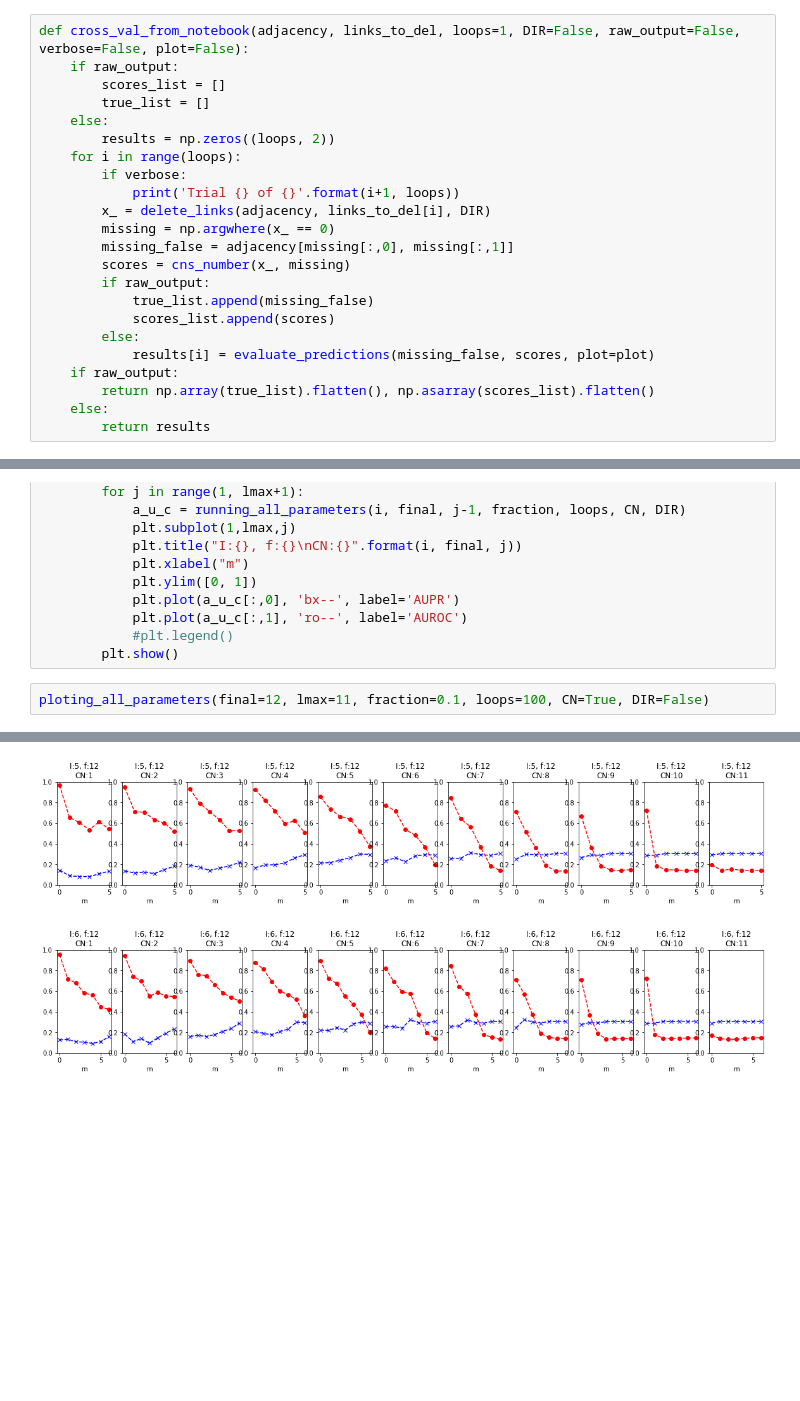
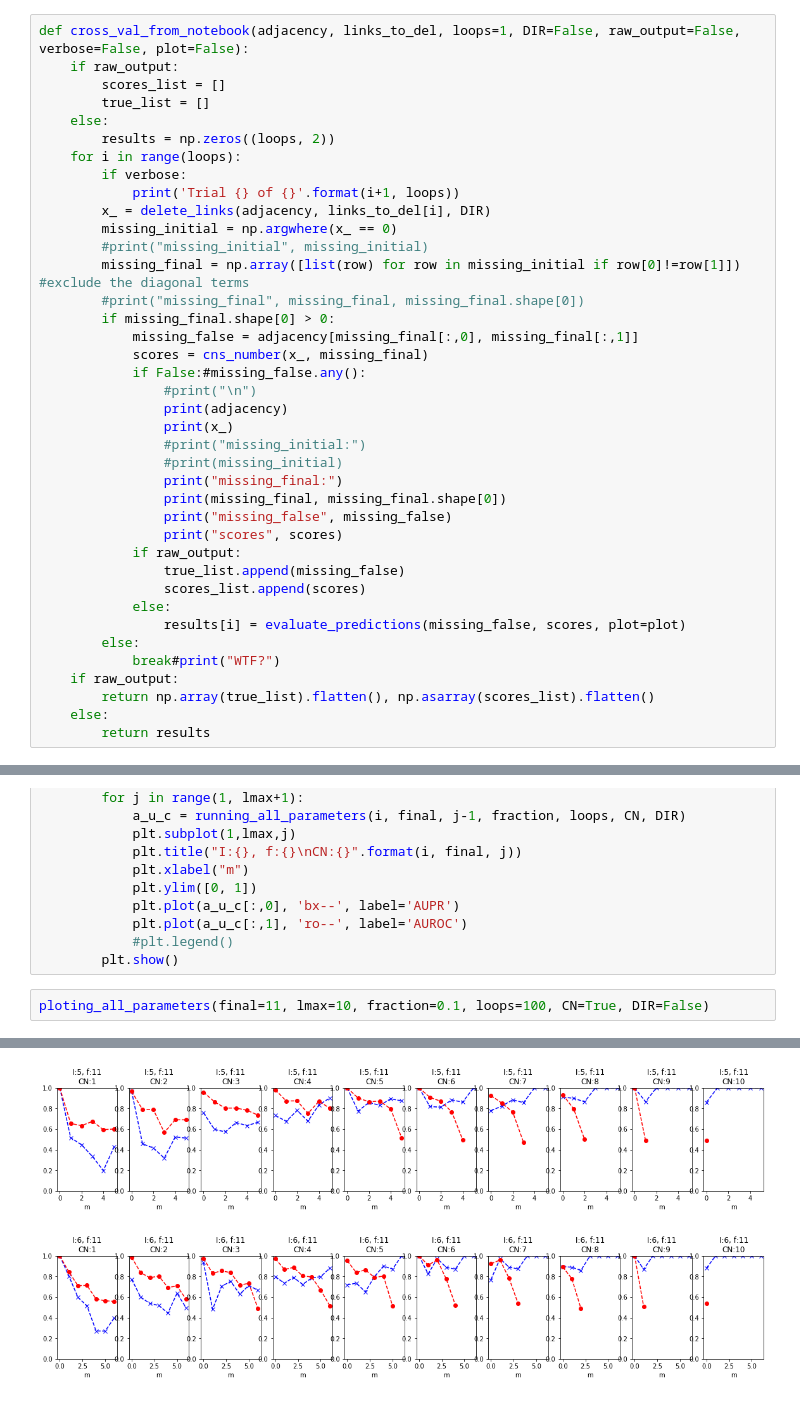
Before and after one commit to JorgeRuizBerlin/BACN, a Jupyter notebook: B-A+CN Model.ipynb, the cells around one changed output, grey strips where cells are left out. Drawn from its saved outputs; the diff is of its cells as text; blank space fills up the shorter version.

Commit message:
Without the diagonal!

```diff
--- a/B-A+CN Model.ipynb
+++ b/B-A+CN Model.ipynb
@@ -112,14 +112,30 @@ def cross_val_from_notebook(adjacency, links_to_del, loops=1, DIR=False, raw_out
         if verbose:
             print('Trial {} of {}'.format(i+1, loops))
         x_ = delete_links(adjacency, links_to_del[i], DIR)
-        missing = np.argwhere(x_ == 0)
-        missing_false = adjacency[missing[:,0], missing[:,1]]
-        scores = cns_number(x_, missing)
-        if raw_output:
-            true_list.append(missing_false)
-            scores_list.append(scores)
+        missing_initial = np.argwhere(x_ == 0)
+        #print("missing_initial", missing_initial)
+        missing_final = np.array([list(row) for row in missing_initial if row[0]!=row[1]]) #exclude the diagonal terms
+        #print("missing_final", missing_final, missing_final.shape[0])
+        if missing_final.shape[0] > 0:
+            missing_false = adjacency[missing_final[:,0], missing_final[:,1]]
+            scores = cns_number(x_, missing_final)
+            if False:#missing_false.any():
+                #print("\n")
+                print(adjacency)
+                print(x_)
+                #print("missing_initial:")
+                #print(missing_initial)
+                print("missing_final:")
+                print(missing_final, missing_final.shape[0])
+                print("missing_false", missing_false)
+                print("scores", scores)
+            if raw_output:
+                true_list.append(missing_false)
+                scores_list.append(scores)
+            else:
+                results[i] = evaluate_predictions(missing_false, scores, plot=plot)
         else:
-            results[i] = evaluate_predictions(missing_false, scores, plot=plot)
+            break#print("WTF?")
     if raw_output:
         return np.array(true_list).flatten(), np.asarray(scores_list).flatten()
     else:
@@ -148,5 +164,5 @@ def ploting_all_parameters(final, lmax, fraction, loops, CN, DIR):
             #plt.legend()
         plt.show()
 # %%
-ploting_all_parameters(final=12, lmax=11, fraction=0.1, loops=100, CN=True, DIR=False)
+ploting_all_parameters(final=11, lmax=10, fraction=0.1, loops=100, CN=True, DIR=False)
 # %% [output]
@@ -156,2 +172,2 @@ ploting_all_parameters(final=12, lmax=11, fraction=0.1, loops=100, CN=True, DIR=
-[figure, old version]
+[figure, new version]
-[figure, old version]
+[figure, new version]
```
Also changed, not shown: parts of 2 cells of this notebook.
